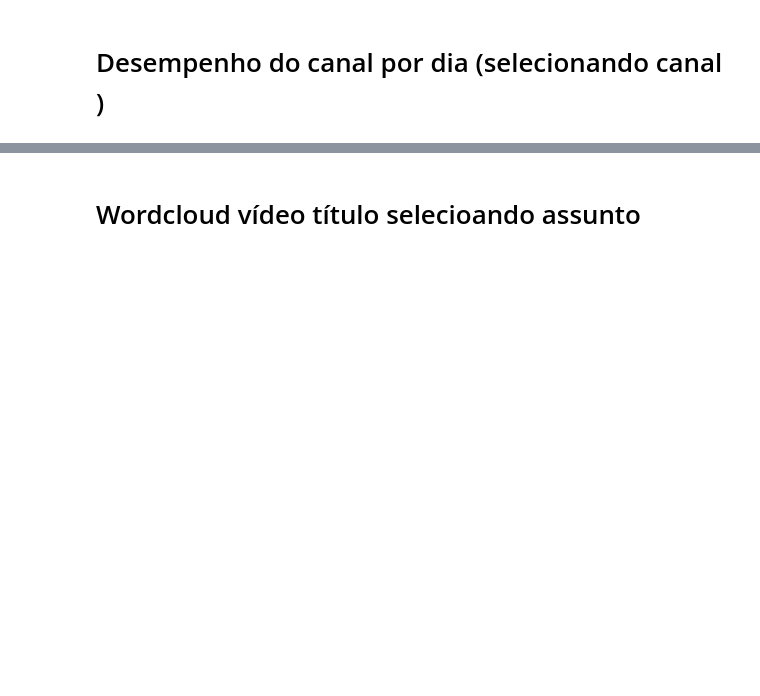
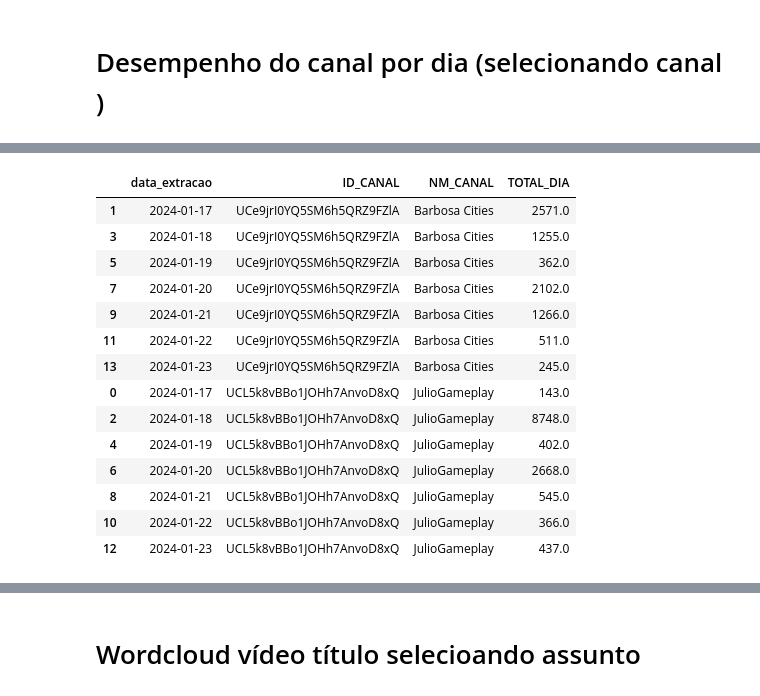
Before and after one commit to rodrigorocha1/analise_dados_youtube, a Jupyter notebook: notebooks_v2/visualizacoes.ipynb, the cells around one changed output, grey strips where cells are left out. Drawn from its saved outputs; the diff is of its cells as text; code cells hidden in the pictures; blank space fills up the shorter version.

```diff
--- a/notebooks_v2/visualizacoes.ipynb
+++ b/notebooks_v2/visualizacoes.ipynb
@@ -707,0 +784,20 @@ base_desempenho_canal = base_completa.query('ID_CANAL == "UCL5k8vBBo1JOHh7AnvoD8
+# %%
+base_canal['TOTAL_DIA'] = base_canal['TOTAL'] - base_canal['TOTAL_DESLOCADO']
+base_canal.drop(['TOTAL','TOTAL_DESLOCADO' ], axis=1, inplace=True)
+base_canal
+# %% [output]
+|  | data_extracao | ID_CANAL | NM_CANAL | TOTAL_DIA |
+| 1 | 2024-01-17 | UCe9jrI0YQ5SM6h5QRZ9FZlA | Barbosa Cities | 2571.0 |
+| 3 | 2024-01-18 | UCe9jrI0YQ5SM6h5QRZ9FZlA | Barbosa Cities | 1255.0 |
+| 5 | 2024-01-19 | UCe9jrI0YQ5SM6h5QRZ9FZlA | Barbosa Cities | 362.0 |
+| 7 | 2024-01-20 | UCe9jrI0YQ5SM6h5QRZ9FZlA | Barbosa Cities | 2102.0 |
+| 9 | 2024-01-21 | UCe9jrI0YQ5SM6h5QRZ9FZlA | Barbosa Cities | 1266.0 |
+| 11 | 2024-01-22 | UCe9jrI0YQ5SM6h5QRZ9FZlA | Barbosa Cities | 511.0 |
+| 13 | 2024-01-23 | UCe9jrI0YQ5SM6h5QRZ9FZlA | Barbosa Cities | 245.0 |
+| 0 | 2024-01-17 | UCL5k8vBBo1JOHh7AnvoD8xQ | JulioGameplay | 143.0 |
+| 2 | 2024-01-18 | UCL5k8vBBo1JOHh7AnvoD8xQ | JulioGameplay | 8748.0 |
+| 4 | 2024-01-19 | UCL5k8vBBo1JOHh7AnvoD8xQ | JulioGameplay | 402.0 |
+| 6 | 2024-01-20 | UCL5k8vBBo1JOHh7AnvoD8xQ | JulioGameplay | 2668.0 |
+| 8 | 2024-01-21 | UCL5k8vBBo1JOHh7AnvoD8xQ | JulioGameplay | 545.0 |
+| 10 | 2024-01-22 | UCL5k8vBBo1JOHh7AnvoD8xQ | JulioGameplay | 366.0 |
+| 12 | 2024-01-23 | UCL5k8vBBo1JOHh7AnvoD8xQ | JulioGameplay | 437.0 |
```
Also changed, not shown: parts of 10 cells of this notebook, 2 other files.
